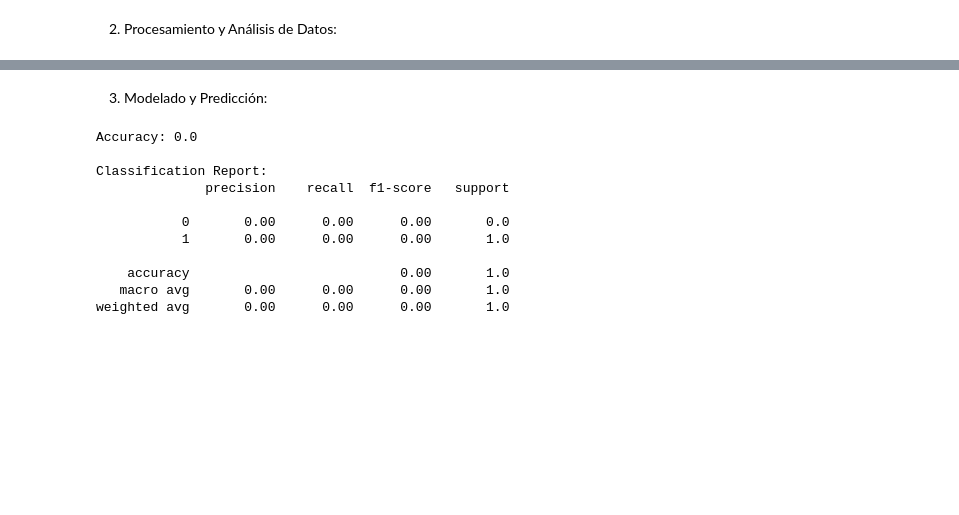
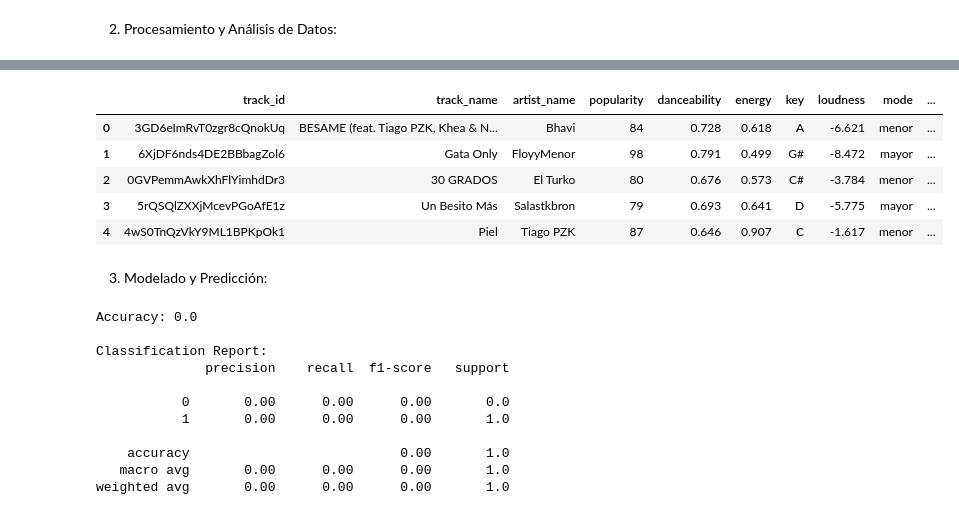
Before and after one commit to BrunoMenegozzo/DataScienceProyects, a Jupyter notebook: EjercicioConSpotify/Spotify.ipynb, the cells around one changed output, grey strips where cells are left out. Saved outputs shown, nothing was run; the diff lists cells and outputs as text; code cells hidden in the pictures; blank space fills up the shorter version.

```diff
--- a/EjercicioConSpotify/Spotify.ipynb
+++ b/EjercicioConSpotify/Spotify.ipynb
@@ -151,3 +56,30 @@ Posición en la lista de Billboard para "scar tissue" de red hot chili peppers:
+# %%
+#Dicctionary key to notes
+keyToNotes = {0 : 'C',
+              1 : 'C#',
+              2 : 'D',
+              3 : 'D#',
+              4 : 'E',
+              5 : 'F',
+              6 : 'F#',
+              7 : 'G',
+              8 : 'G#',
+              9 : 'A',
+              10 : 'A#',
+              11 : 'B',
+              -1 : '?'}
+mapeoModo = {0 : 'mayor',
+             1 : 'menor'}
+df_spotify['key'] = df_spotify['key'].replace(keyToNotes)
+df_spotify['mode'] = df_spotify['mode'].replace(mapeoModo)
+df_spotify.head()
+# %% [output]
+|  | track_id | track_name | artist_name | popularity | danceability | energy | key | loudness | mode | ... |
+| 0 | 3GD6eImRvT0zgr8cQnokUq | BESAME (feat. Tiago PZK, Khea & N... | Bhavi | 84 | 0.728 | 0.618 | A | -6.621 | menor | ... |
+| 1 | 6XjDF6nds4DE2BBbagZol6 | Gata Only | FloyyMenor | 98 | 0.791 | 0.499 | G# | -8.472 | mayor | ... |
+| 2 | 0GVPemmAwkXhFlYimhdDr3 | 30 GRADOS | El Turko | 80 | 0.676 | 0.573 | C# | -3.784 | menor | ... |
+| 3 | 5rQSQlZXXjMcevPGoAfE1z | Un Besito Más | Salastkbron | 79 | 0.693 | 0.641 | D | -5.775 | mayor | ... |
+| 4 | 4wS0TnQzVkY9ML1BPKpOk1 | Piel | Tiago PZK | 87 | 0.646 | 0.907 | C | -1.617 | menor | ... |
 # %% [markdown]
 3. Modelado y Predicción:
 # %%
```
Also changed, not shown: parts of 11 cells of this notebook.
